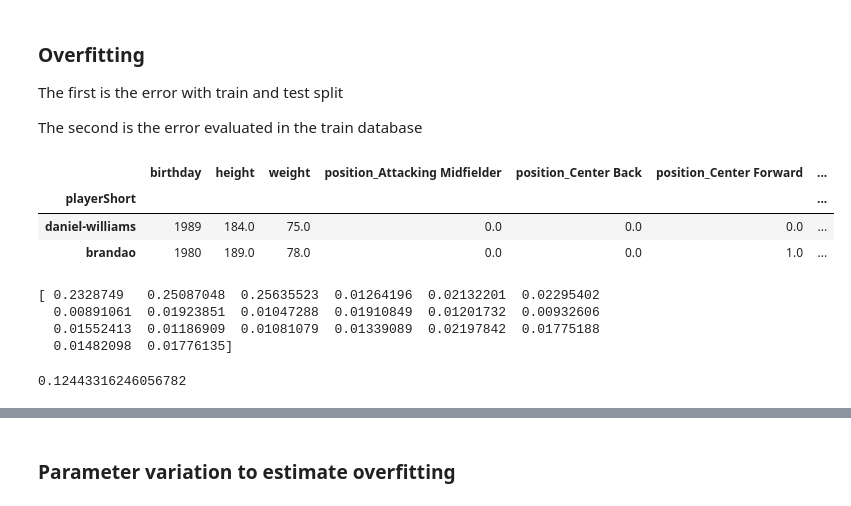
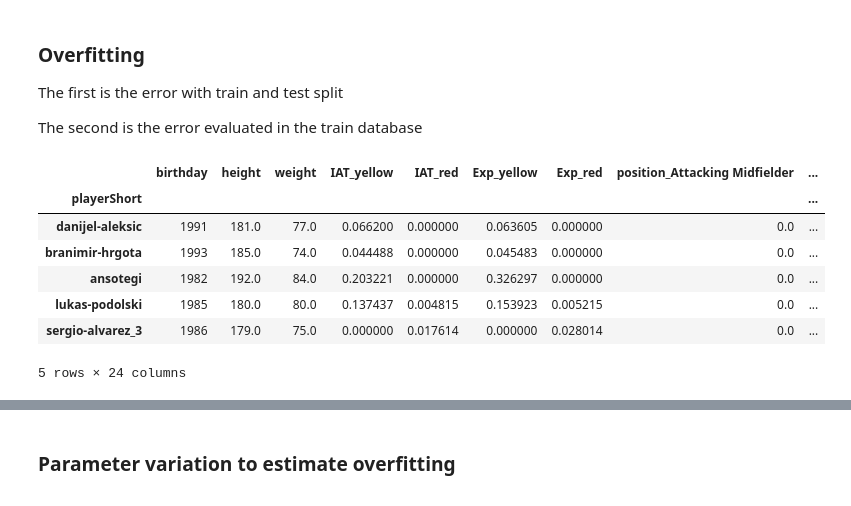
Before and after one commit to Bondzio/ADA_hw2016, a Jupyter notebook: 04 - Applied ML/AppliedML.ipynb, the cells around one changed output, grey strips where cells are left out. Saved outputs shown, nothing was run; the diff lists cells and outputs as text; code cells hidden in the pictures.

```diff
--- a/04 - Applied ML/AppliedML.ipynb
+++ b/04 - Applied ML/AppliedML.ipynb
@@ -152,7 +140,7 @@ min(train.nExp)
 # %% [markdown]
 # Random forest with referee information
 # %%
-train_ref=train[['playerShort','leagueCountry','birthday','height','weight','position','IAT_yellow','IAT_red','Exp_yellow','Exp_red']]
+train_ref=train[['playerShort','leagueCountry','birthday','height','weight','position','rater1','rater2','IAT_yellow','IAT_red','Exp_yellow','Exp_red']]
 # %%
 train_ref=train_ref.fillna(train_ref.median())
 # %%
@@ -169,4 +157,4 @@ train_ref=pd.concat([train_ref,a],axis=1)
 del train_ref['leagueCountry']
 del train_ref['position']
 # %%
-train_ref.groupby('playerShort').mean().head()
+train_ref=train_ref.groupby('playerShort').mean()
@@ -181,0 +176,3 @@ train_ref.groupby('playerShort').mean().head()
+# %%
+y_ref=(train_ref['rater1']+train_ref['rater2'])/2
+y_ref.head()
@@ -232,6 +254,8 @@ train_trivial.head(4)
 ### Splitting in training and test database
 # %%
 X_train, X_test, y_train, y_test = train_test_split(train_trivial, y_trivial, test_size=0.4, random_state=4)
+# %%
+X_train, X_test, y_train, y_test = train_test_split(train_ref, y_ref, test_size=0.4, random_state=4)
 # %% [markdown]
 ### Classification
 # %%
@@ -250,17 +278,13 @@ The first is the error with train and test split
 
 The second is the error evaluated in the train database
 # %%
-X_train.head(2)
+X_train.head()
 # %% [output]
-|  | birthday | height | weight | position_Attacking Midfielder | position_Center Back | position_Center Forward | ... |
-| playerShort |  |  |  |  |  |  | ... |
-| daniel-williams | 1989 | 184.0 | 75.0 | 0.0 | 0.0 | 0.0 | ... |
-| brandao | 1980 | 189.0 | 78.0 | 0.0 | 0.0 | 1.0 | ... |
+|  | birthday | height | weight | IAT_yellow | IAT_red | Exp_yellow | Exp_red | position_Attacking Midfielder | ... |
+| playerShort |  |  |  |  |  |  |  |  | ... |
+| danijel-aleksic | 1991 | 181.0 | 77.0 | 0.066200 | 0.000000 | 0.063605 | 0.000000 | 0.0 | ... |
+| branimir-hrgota | 1993 | 185.0 | 74.0 | 0.044488 | 0.000000 | 0.045483 | 0.000000 | 0.0 | ... |
+| ansotegi | 1982 | 192.0 | 84.0 | 0.203221 | 0.000000 | 0.326297 | 0.000000 | 0.0 | ... |
+| lukas-podolski | 1985 | 180.0 | 80.0 | 0.137437 | 0.004815 | 0.153923 | 0.005215 | 0.0 | ... |
+| sergio-alvarez_3 | 1986 | 179.0 | 75.0 | 0.000000 | 0.017614 | 0.000000 | 0.028014 | 0.0 | ... |
+5 rows × 24 columns
-# %%
-evaluate_random_forest_model(X_train,X_test,y_train,y_test)
-# %% [output]
-[ 0.2328749   0.25087048  0.25635523  0.01264196  0.02132201  0.02295402
-  0.00891061  0.01923851  0.01047288  0.01910849  0.01201732  0.00932606
-  0.01552413  0.01186909  0.01081079  0.01339089  0.02197842  0.01775188
-  0.01482098  0.01776135]
-0.12443316246056782
```
Also changed, not shown: parts of 25 cells of this notebook.
